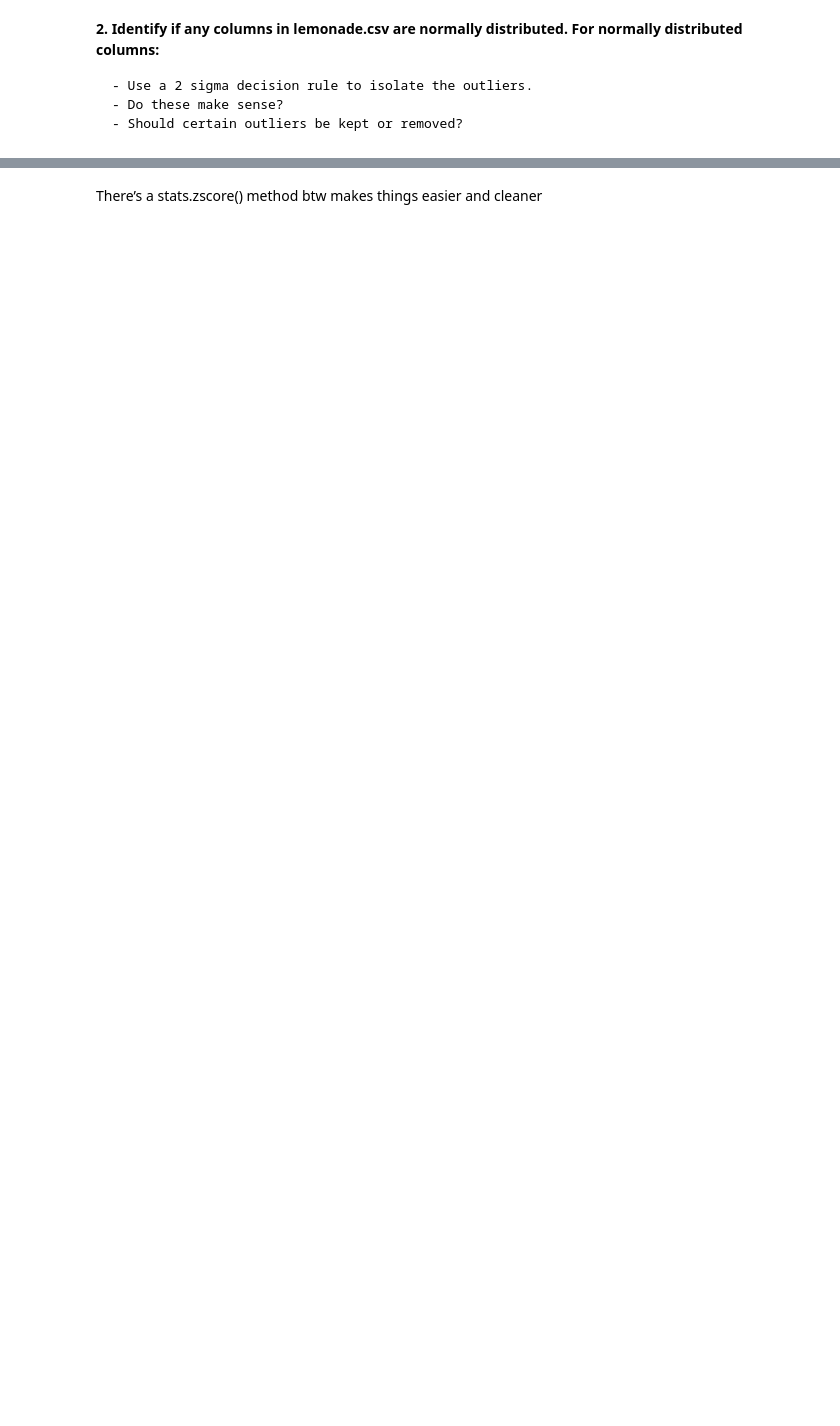
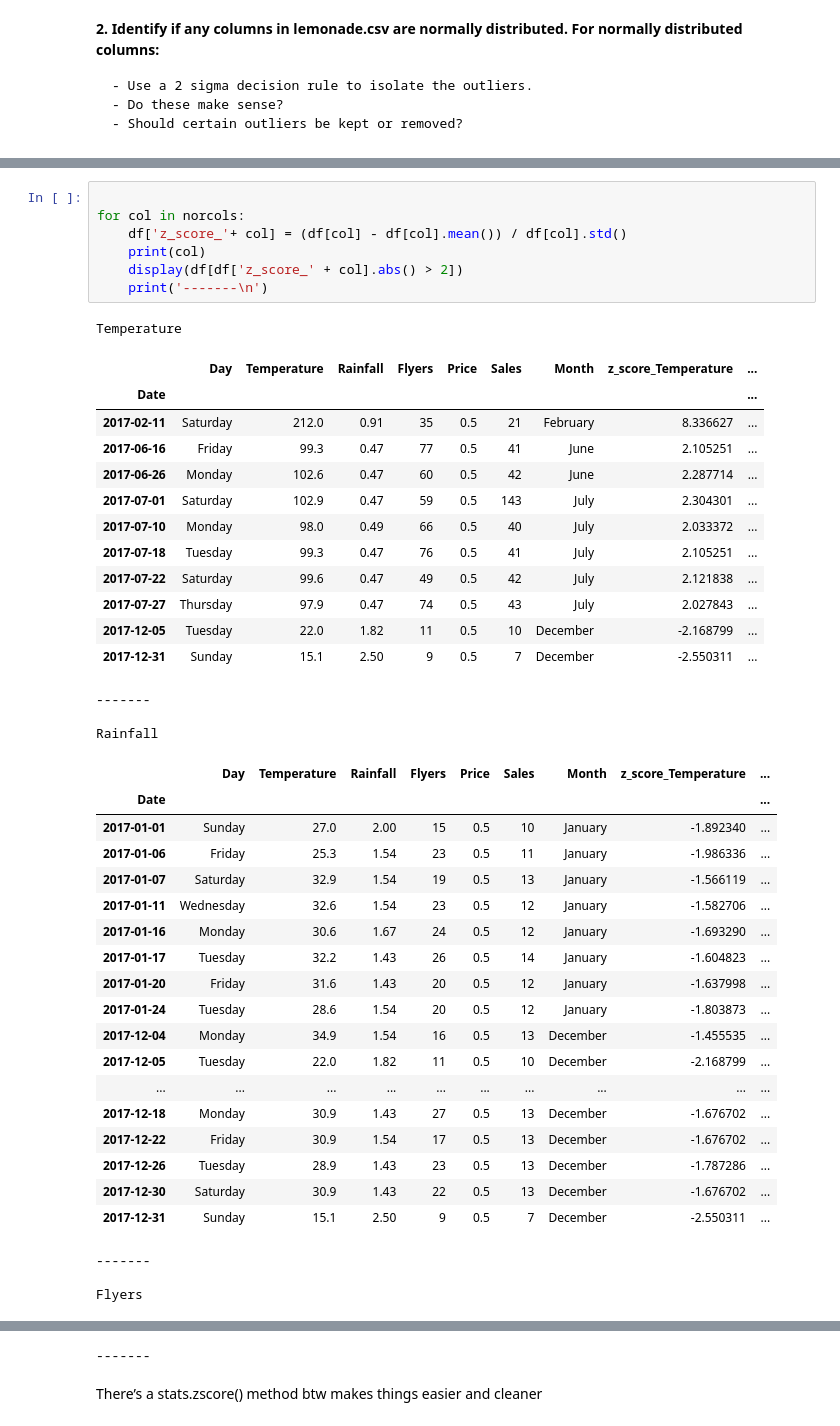
Before and after one commit to cindyvillanuevads/anomaly-detection-exercises, a Jupyter notebook: continuous_probabilistic_methods.ipynb, the cells around one changed output, grey strips where cells are left out. Saved outputs shown, nothing was run; the diff lists cells and outputs as text; blank space fills up the shorter version.

```diff
--- a/continuous_probabilistic_methods.ipynb
+++ b/continuous_probabilistic_methods.ipynb
@@ -637,0 +719,45 @@ Lower Outliers in Flyers
+# %%
+
+for col in norcols:
+    df['z_score_'+ col] = (df[col] - df[col].mean()) / df[col].std()
+    print(col)
+    display(df[df['z_score_' + col].abs() > 2])
+    print('-------\n')
+# %% [output]
+Temperature
+|  | Day | Temperature | Rainfall | Flyers | Price | Sales | Month | z_score_Temperature | ... |
+| Date |  |  |  |  |  |  |  |  | ... |
+| 2017-02-11 | Saturday | 212.0 | 0.91 | 35 | 0.5 | 21 | February | 8.336627 | ... |
+| 2017-06-16 | Friday | 99.3 | 0.47 | 77 | 0.5 | 41 | June | 2.105251 | ... |
+| 2017-06-26 | Monday | 102.6 | 0.47 | 60 | 0.5 | 42 | June | 2.287714 | ... |
+| 2017-07-01 | Saturday | 102.9 | 0.47 | 59 | 0.5 | 143 | July | 2.304301 | ... |
+| 2017-07-10 | Monday | 98.0 | 0.49 | 66 | 0.5 | 40 | July | 2.033372 | ... |
+| 2017-07-18 | Tuesday | 99.3 | 0.47 | 76 | 0.5 | 41 | July | 2.105251 | ... |
+| 2017-07-22 | Saturday | 99.6 | 0.47 | 49 | 0.5 | 42 | July | 2.121838 | ... |
+| 2017-07-27 | Thursday | 97.9 | 0.47 | 74 | 0.5 | 43 | July | 2.027843 | ... |
+| 2017-12-05 | Tuesday | 22.0 | 1.82 | 11 | 0.5 | 10 | December | -2.168799 | ... |
+| 2017-12-31 | Sunday | 15.1 | 2.50 | 9 | 0.5 | 7 | December | -2.550311 | ... |
+-------
+
+Rainfall
+|  | Day | Temperature | Rainfall | Flyers | Price | Sales | Month | z_score_Temperature | ... |
+| Date |  |  |  |  |  |  |  |  | ... |
+| 2017-01-01 | Sunday | 27.0 | 2.00 | 15 | 0.5 | 10 | January | -1.892340 | ... |
+| 2017-01-06 | Friday | 25.3 | 1.54 | 23 | 0.5 | 11 | January | -1.986336 | ... |
+| 2017-01-07 | Saturday | 32.9 | 1.54 | 19 | 0.5 | 13 | January | -1.566119 | ... |
+| 2017-01-11 | Wednesday | 32.6 | 1.54 | 23 | 0.5 | 12 | January | -1.582706 | ... |
+| 2017-01-16 | Monday | 30.6 | 1.67 | 24 | 0.5 | 12 | January | -1.693290 | ... |
+| 2017-01-17 | Tuesday | 32.2 | 1.43 | 26 | 0.5 | 14 | January | -1.604823 | ... |
+| 2017-01-20 | Friday | 31.6 | 1.43 | 20 | 0.5 | 12 | January | -1.637998 | ... |
+| 2017-01-24 | Tuesday | 28.6 | 1.54 | 20 | 0.5 | 12 | January | -1.803873 | ... |
+| 2017-12-04 | Monday | 34.9 | 1.54 | 16 | 0.5 | 13 | December | -1.455535 | ... |
+| 2017-12-05 | Tuesday | 22.0 | 1.82 | 11 | 0.5 | 10 | December | -2.168799 | ... |
+| ... | ... | ... | ... | ... | ... | ... | ... | ... | ... |
+| 2017-12-18 | Monday | 30.9 | 1.43 | 27 | 0.5 | 13 | December | -1.676702 | ... |
+| 2017-12-22 | Friday | 30.9 | 1.54 | 17 | 0.5 | 13 | December | -1.676702 | ... |
+| 2017-12-26 | Tuesday | 28.9 | 1.43 | 23 | 0.5 | 13 | December | -1.787286 | ... |
+| 2017-12-30 | Saturday | 30.9 | 1.43 | 22 | 0.5 | 13 | December | -1.676702 | ... |
+| 2017-12-31 | Sunday | 15.1 | 2.50 | 9 | 0.5 | 7 | December | -2.550311 | ... |
+-------
+
+Flyers
@@ -638,3 +779,4 @@ Lower Outliers in Flyers
+-------
 # %% [markdown]
 There’s a stats.zscore() method btw makes things easier and cleaner
 # %%
```
Also changed, not shown: parts of 31 cells of this notebook.
